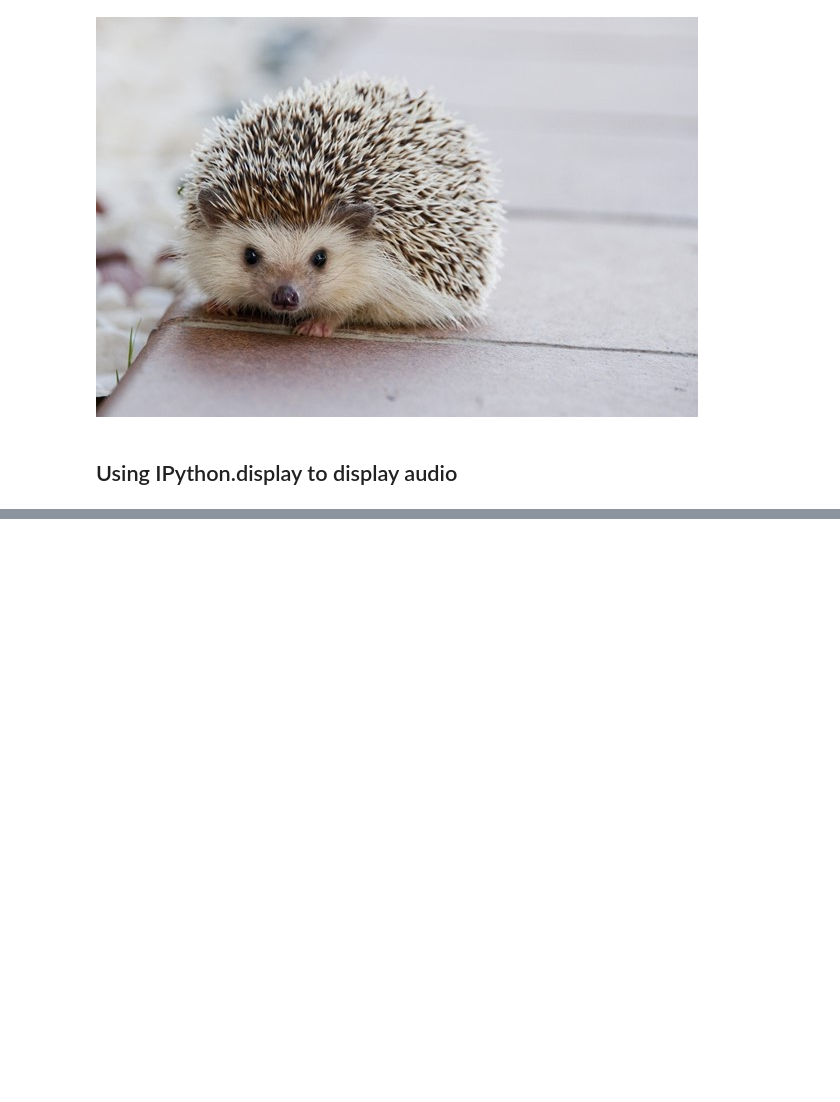
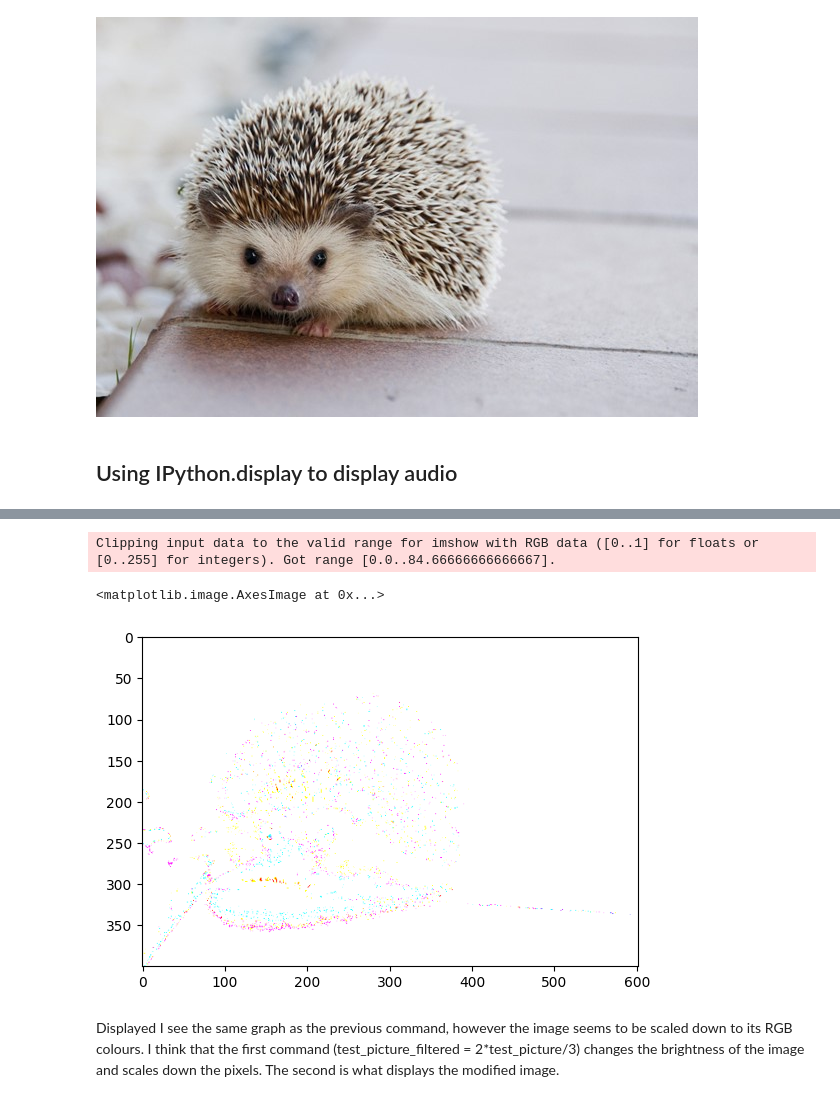
Before and after one commit to nadiaec/ai-for-the-arts-2025, a Jupyter notebook: coding _ exercises.ipynb, the cells around one changed output, grey strips where cells are left out. Cells and saved outputs as stored; diff of their text form; code cells hidden in the pictures; blank space fills up the shorter version.

```diff
--- a/coding _ exercises.ipynb
+++ b/coding _ exercises.ipynb
@@ -136,0 +168,9 @@ Audio("GoldbergVariations_MehmetOkonsar-1of3_Var1to10(Short).mp3")
+# %%
+test_picture_filtered = 2*test_picture/3
+pyplot.imshow(test_picture_filtered)
+# %% [output]
+Clipping input data to the valid range for imshow with RGB data ([0..1] for floats or [0..255] for integers). Got range [0.0..84.66666666666667].
+<matplotlib.image.AxesImage at 0x...>
+[figure, added]
+# %% [markdown]
+Displayed I see the same graph as the previous command, however the image seems to be scaled down to its RGB colours. I think that the first command (test_picture_filtered = 2*test_picture/3) changes the brightness of the image and scales down the pixels. The second is what displays the modified image.
```
Also changed, not shown: parts of 3 cells of this notebook.
